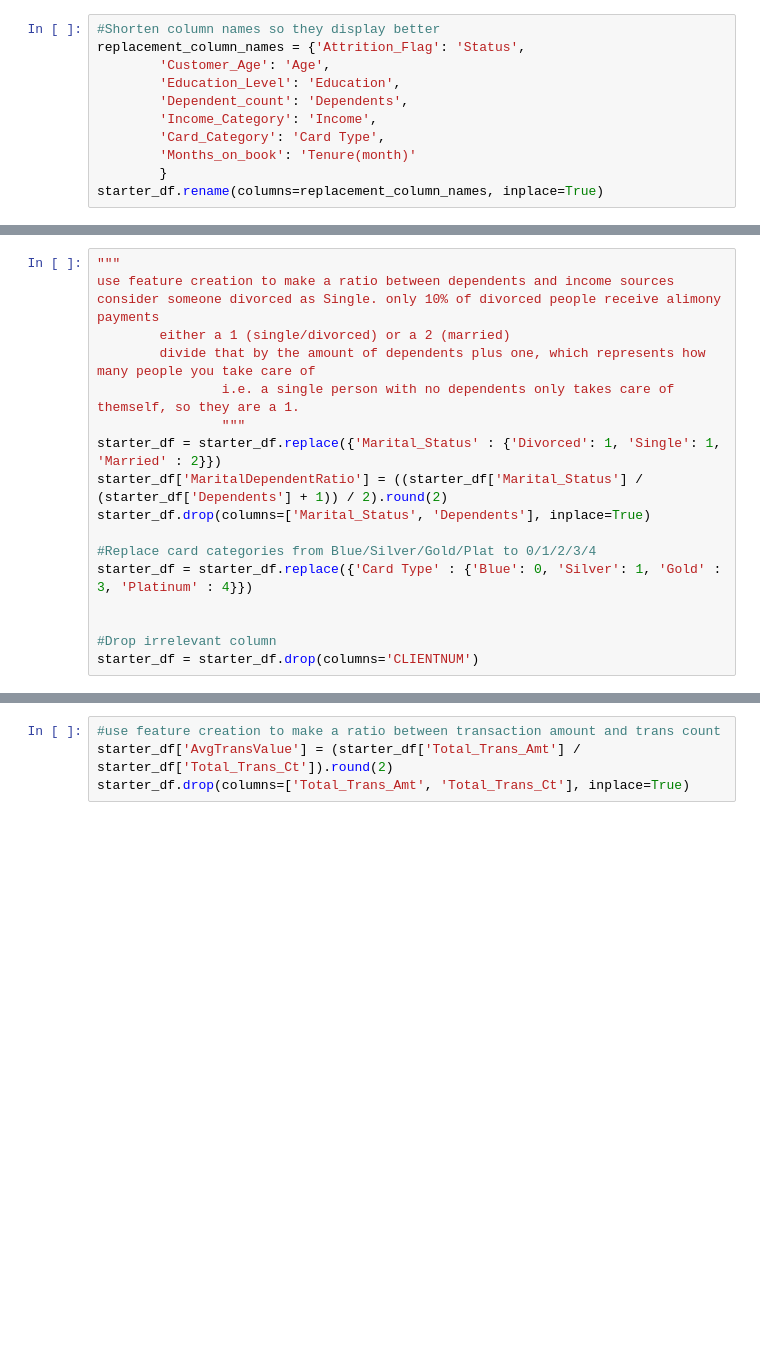
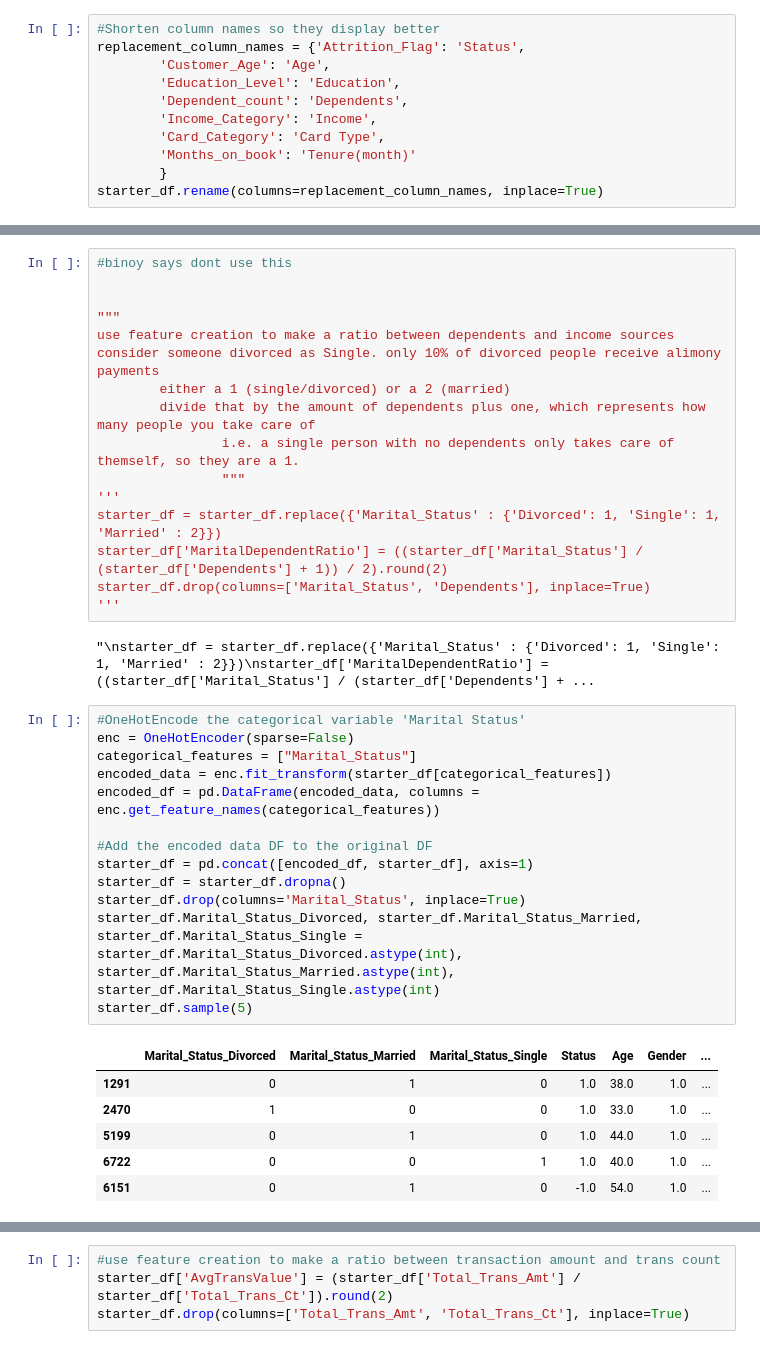
Before and after one commit to carasaj/bank_churn_model, a Jupyter notebook: bank_churn_dataset2.ipynb, the cells around one changed output, grey strips where cells are left out. Drawn from its saved outputs; the diff is of its cells as text; blank space fills up the shorter version.

```diff
--- a/bank_churn_dataset2.ipynb
+++ b/bank_churn_dataset2.ipynb
@@ -78,4 +87,7 @@ starter_df = starter_df.replace({'Status' : {'Attrited Customer': -1, 'Existing
 # %%
+#binoy says dont use this
+
+
 """
 use feature creation to make a ratio between dependents and income sources
 consider someone divorced as Single. only 10% of divorced people receive alimony payments
@@ -83,16 +95,33 @@ consider someone divorced as Single. only 10% of divorced people receive alimony
         divide that by the amount of dependents plus one, which represents how many people you take care of
                 i.e. a single person with no dependents only takes care of themself, so they are a 1.
                 """
+'''
 starter_df = starter_df.replace({'Marital_Status' : {'Divorced': 1, 'Single': 1, 'Married' : 2}})
 starter_df['MaritalDependentRatio'] = ((starter_df['Marital_Status'] / (starter_df['Dependents'] + 1)) / 2).round(2)
 starter_df.drop(columns=['Marital_Status', 'Dependents'], inplace=True)
-
-#Replace card categories from Blue/Silver/Gold/Plat to 0/1/2/3/4
-starter_df = starter_df.replace({'Card Type' : {'Blue': 0, 'Silver': 1, 'Gold' : 3, 'Platinum' : 4}})
-
-
-#Drop irrelevant column
-starter_df = starter_df.drop(columns='CLIENTNUM')
+'''
+# %% [output]
+"\nstarter_df = starter_df.replace({'Marital_Status' : {'Divorced': 1, 'Single': 1, 'Married' : 2}})\nstarter_df['MaritalDependentRatio'] = ((starter_df['Marital_Status'] / (starter_df['Dependents'] + ...
+# %%
+#OneHotEncode the categorical variable 'Marital Status'
+enc = OneHotEncoder(sparse=False)
+categorical_features = ["Marital_Status"]
+encoded_data = enc.fit_transform(starter_df[categorical_features])
+encoded_df = pd.DataFrame(encoded_data, columns = enc.get_feature_names(categorical_features))
+
+#Add the encoded data DF to the original DF
+starter_df = pd.concat([encoded_df, starter_df], axis=1)
+starter_df = starter_df.dropna()
+starter_df.drop(columns='Marital_Status', inplace=True)
+starter_df.Marital_Status_Divorced, starter_df.Marital_Status_Married, starter_df.Marital_Status_Single = starter_df.Marital_Status_Divorced.astype(int), starter_df.Marital_Status_Married.astype(int), starter_df.Marital_Status_Single.astype(int)
+starter_df.sample(5)
+# %% [output]
+|  | Marital_Status_Divorced | Marital_Status_Married | Marital_Status_Single | Status | Age | Gender | ... |
+| 1291 | 0 | 1 | 0 | 1.0 | 38.0 | 1.0 | ... |
+| 2470 | 1 | 0 | 0 | 1.0 | 33.0 | 1.0 | ... |
+| 5199 | 0 | 1 | 0 | 1.0 | 44.0 | 1.0 | ... |
+| 6722 | 0 | 0 | 1 | 1.0 | 40.0 | 1.0 | ... |
+| 6151 | 0 | 1 | 0 | -1.0 | 54.0 | 1.0 | ... |
 # %%
 #use feature creation to make a ratio between avg open to buy and credit limit
 
```
Also changed, not shown: parts of 30 cells of this notebook.
